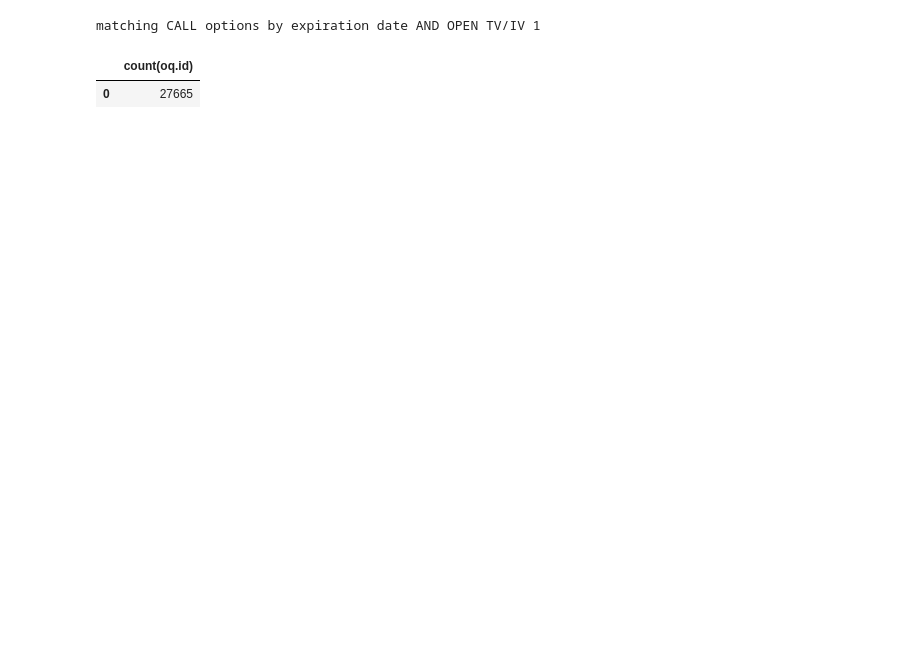
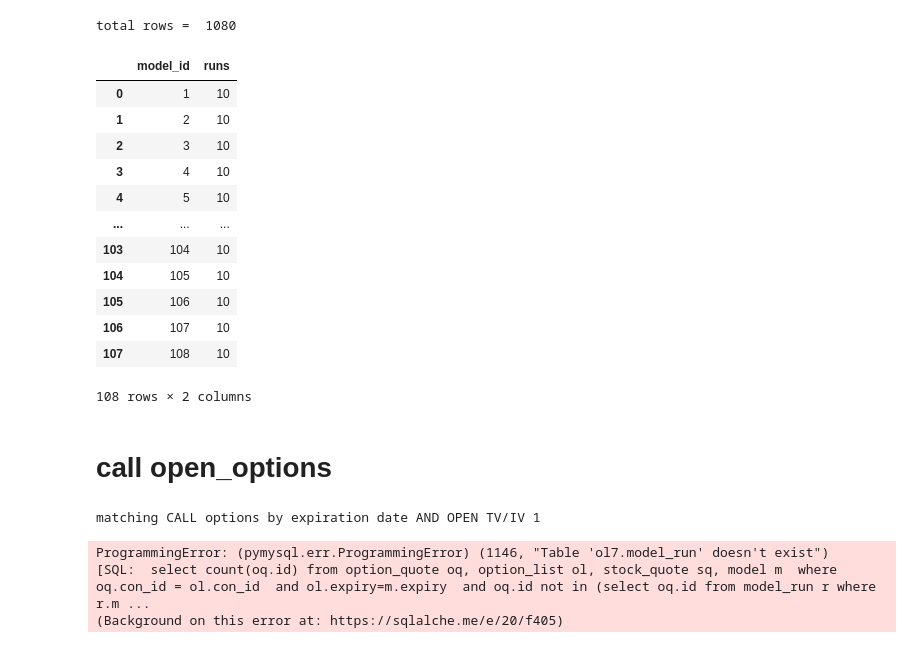
Before and after one commit to mvellayan/OptionList11, a Jupyter notebook: CCDebug.ipynb, the cells around one changed output. Cells and saved outputs as stored; diff of their text form; code cells hidden in the pictures; blank space fills up the shorter version.

```diff
--- a/CCDebug.ipynb
+++ b/CCDebug.ipynb
@@ -51,9 +86,33 @@ matching CALL options by expiration date for 1
+# %%
+,
+df = pd.read_sql_query("select model_id, count(*) runs from model_exp group by model_id", engine)
+rows = df['runs'].sum()
+print ("total rows = ", rows)
+df
+# %% [output]
+total rows =  1080
+|  | model_id | runs |
+| 0 | 1 | 10 |
+| 1 | 2 | 10 |
+| 2 | 3 | 10 |
+| 3 | 4 | 10 |
+| 4 | 5 | 10 |
+| ... | ... | ... |
+| 103 | 104 | 10 |
+| 104 | 105 | 10 |
+| 105 | 106 | 10 |
+| 106 | 107 | 10 |
+| 107 | 108 | 10 |
+108 rows × 2 columns
+# %% [markdown]
+# call open_options
 # %%
-print("matching CALL options by expiration date AND OPEN TV/IV " + p_model_id)
+model_id = "1"
+print("matching CALL options by expiration date AND OPEN TV/IV " + model_id)
 
 stmt = " select count(oq.id) from option_quote oq, option_list ol, stock_quote sq, model m " + \
 " where oq.con_id = ol.con_id  and ol.expiry=m.expiry " + \
-" and oq.id not in (select oq.id from model_run r where r.model_id = " +  p_model_id + " )" + \
+" and oq.id not in (select oq.id from model_run r where r.model_id = " +  model_id + " )" + \
 " and oq.quote_date = sq.quote_date" + \
 " and option_type = 'C'" + \
 " and oq.open_tv >= ifnull(m.op_tv, oq.open_tv)" + \
@@ -64,8 +123,9 @@ df = pd.read_sql_query(stmt, engine)
 df
 # %% [output]
 matching CALL options by expiration date AND OPEN TV/IV 1
-|  | count(oq.id) |
-| 0 | 27665 |
+ProgrammingError: (pymysql.err.ProgrammingError) (1146, "Table 'ol7.model_run' doesn't exist")
+[SQL:  select count(oq.id) from option_quote oq, option_list ol, stock_quote sq, model m  where oq.con_id = ol.con_id  and ol.expiry=m.expiry  and oq.id not in (select oq.id from model_run r where r.m ...
+(Background on this error at: https://sqlalche.me/e/20/f405)
 # %%
 stmt = "call model_open( " + p_model_id + " )"
 print (stmt + ";" )
```
Also changed, not shown: parts of 12 cells of this notebook, 1 other file.
